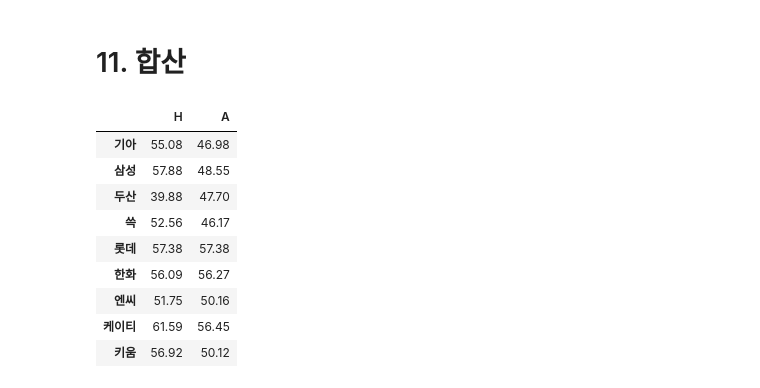
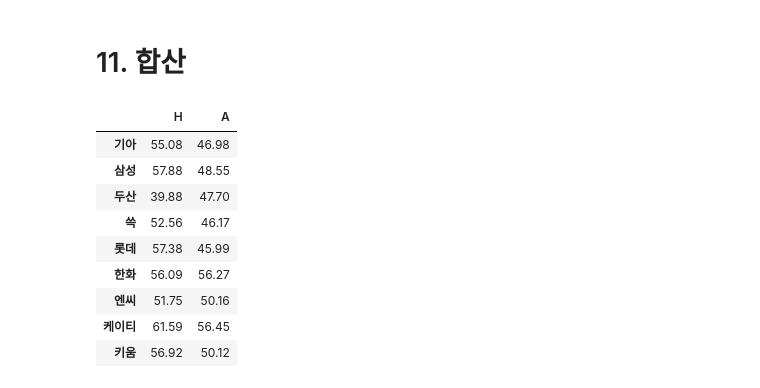
Before and after one commit to IAMKIMEUNSEO/predict2025_kbo_lgtwins_winning_rate, a Jupyter notebook: lgtwins.ipynb, the cells around one changed output. Drawn from its saved outputs; the diff is of its cells as text; code cells hidden in the pictures.

```diff
--- a/lgtwins.ipynb
+++ b/lgtwins.ipynb
@@ -2048,0 +3247,3 @@ print(f"2025년 승률 예측: {predicted_ktA:}")
+# %%
+df_kt_day.reset_index(inplace=True)
+df_kt_day.query("index==0")
@@ -2048,0 +3269,5 @@ print(f"2025년 승률 예측: {predicted_ktA:}")
+# %%
+df_kt_weekdays = pd.concat([df_kt_tue, df_kt_wed, df_kt_thu], axis=0)   #주중 시리즈 결합
+df_kt_weekends = pd.concat([df_kt_fri, df_kt_sat, df_kt_sun], axis=0)   #주말 시리즈 결합
+
+df_kt_weekdays.shape, df_kt_weekends.shape
@@ -2048,0 +3310,32 @@ print(f"2025년 승률 예측: {predicted_ktA:}")
+# %%
+#주말 시리즈
+game = np.array(df_kt_weekends[['G', 'GS', 'W', 'L']]) #(출장, 게임, 승, 패)
+record = np.array(df_kt_weekends.iloc[:, :-5]) #기록('RS', 'RS9', 'R', 'HR', 'H', 'OPS', 'ERA', 'AVG', 'S', 'IP')
+winning_rate = np.array(df_kt_weekends['winning_rate']) #승률
+
+x_game = game   #게임수
+y_record = record   #기록('RS', 'RS9', 'R', 'HR', 'H', 'OPS', 'ERA', 'AVG', 'S', 'IP')
+
+#기록 예측 모델
+model_record = LinearRegression()   #생성
+model_record.fit(x_game, y_record)   #학습
+
+#2025년 기록 예측
+pred_record = model_record.predict([df_kt_weekends[['G', 'GS', 'W', 'L']].mean().values])[0]  #평균
+pred_RS, pred_RS9, pred_R, pred_HR, pred_H, pred_OPS, pred_ERA, pred_AVG, pred_S, pred_IP = pred_record
+
+#승률 예측 모델
+x = record
+y = winning_rate
+model_winning_rate = LinearRegression()
+model_winning_rate.fit(x, y)
+
+#예측 데이터
+pred_x = np.array([[
+    pred_RS, pred_RS9, pred_R, pred_HR, pred_H,
+    pred_OPS, pred_ERA, pred_AVG, pred_S, pred_IP
+]])
+
+#승률 예측
+predicted_kt_weekends = model_winning_rate.predict(pred_x)[0].round(2)
+print(f"2025년 승률 예측: {predicted_kt_weekends:}")
@@ -2206,29 +3682,30 @@ print(f"2025년 승률 예측: {predicted_kiwoomA:}")
 # %% [markdown]
 # 11. 합산
 # %%
+#전체(홈&원정)
 data = {
     '기아': [predicted_kiaH, predicted_kiaA],
     '삼성': [predicted_samsungH, predicted_samsungA],
     '두산': [predicted_doosanH, predicted_doosanA],
     '쓱': [predicted_ssgH, predicted_ssgA],
-    '롯데': [predicted_lotteH, predicted_lotteH],
+    '롯데': [predicted_lotteH, predicted_lotteA],
     '한화': [predicted_hanwaH, predicted_hanwaA],
     '엔씨': [predicted_ncH, predicted_ncA],
     '케이티': [predicted_ktH, predicted_ktA],
     '키움': [predicted_kiwoomH, predicted_kiwoomA]
 }
 columns = ['기아', '삼성', '두산', '쓱', '롯데', '한화', '엔씨', '케이티' ,'키움']
 index = ['H', 'A']
 
 df_team_HW_winning_rate = pd.DataFrame(data, columns=columns, index=index).T
 df_team_HW_winning_rate
 # %% [output]
 |  | H | A |
 | 기아 | 55.08 | 46.98 |
 | 삼성 | 57.88 | 48.55 |
 | 두산 | 39.88 | 47.70 |
 | 쓱 | 52.56 | 46.17 |
-| 롯데 | 57.38 | 57.38 |
+| 롯데 | 57.38 | 45.99 |
 | 한화 | 56.09 | 56.27 |
 | 엔씨 | 51.75 | 50.16 |
 | 케이티 | 61.59 | 56.45 |
```
Also changed, not shown: parts of 79 cells of this notebook.
